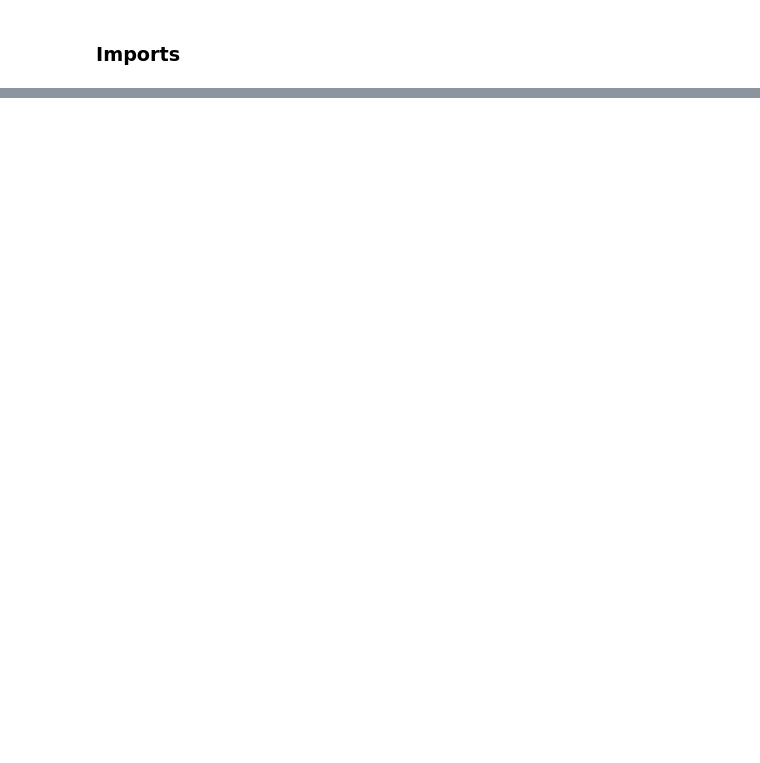
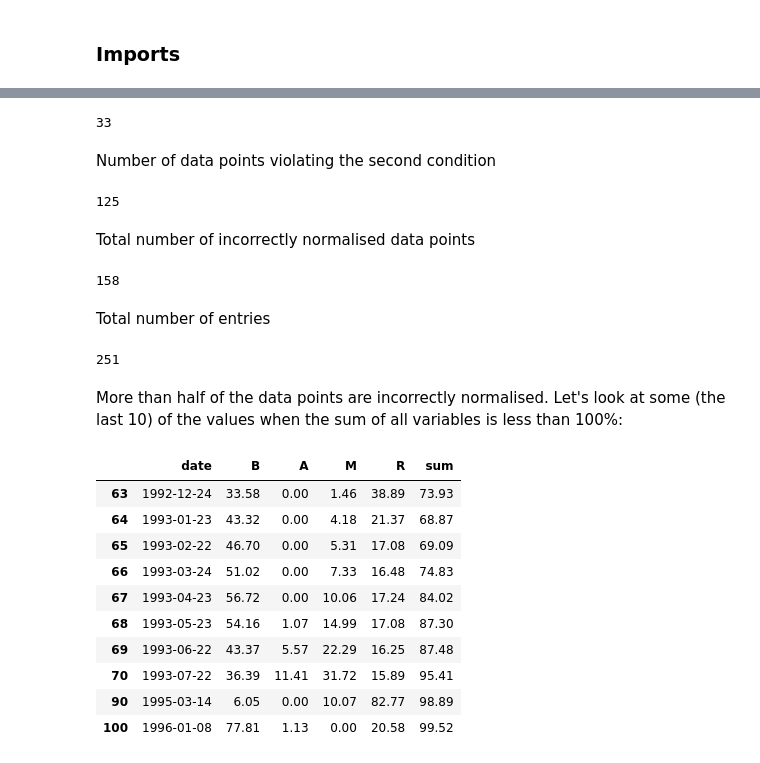
Before and after one commit to cparrarojas/sde-parameter-estimation, a Jupyter notebook: quasi-cycles.ipynb, the cells around one changed output, grey strips where cells are left out. Saved outputs shown, nothing was run; the diff lists cells and outputs as text; code cells hidden in the pictures; blank space fills up the shorter version.

```diff
--- a/quasi-cycles.ipynb
+++ b/quasi-cycles.ipynb
@@ -276,0 +193,9 @@ params_estim2
+# %%
+data_lack = data[data.B+data.A+data.M+data.R<100]
+data_lack['sum'] = data_lack[['B', 'A', 'M', 'R']].sum(axis=1)
+n_lack = data_lack.shape[0]
+n_lack
+# %% [output]
+33
+# %% [markdown]
+Number of data points violating the second condition
@@ -276,0 +206,34 @@ params_estim2
+# %%
+data_excess = data2[data2['sum']>100]
+n_excess = data_excess.shape[0]
+n_excess
+# %% [output]
+125
+# %% [markdown]
+Total number of incorrectly normalised data points
+# %%
+n_lack + n_excess
+# %% [output]
+158
+# %% [markdown]
+Total number of entries
+# %%
+data.shape[0]
+# %% [output]
+251
+# %% [markdown]
+More than half of the data points are incorrectly normalised. Let's look at some (the last 10) of the values when the sum of all variables is less than 100%:
+# %%
+data_lack.tail(10)
+# %% [output]
+|  | date | B | A | M | R | sum |
+| 63 | 1992-12-24 | 33.58 | 0.00 | 1.46 | 38.89 | 73.93 |
+| 64 | 1993-01-23 | 43.32 | 0.00 | 4.18 | 21.37 | 68.87 |
+| 65 | 1993-02-22 | 46.70 | 0.00 | 5.31 | 17.08 | 69.09 |
+| 66 | 1993-03-24 | 51.02 | 0.00 | 7.33 | 16.48 | 74.83 |
+| 67 | 1993-04-23 | 56.72 | 0.00 | 10.06 | 17.24 | 84.02 |
+| 68 | 1993-05-23 | 54.16 | 1.07 | 14.99 | 17.08 | 87.30 |
+| 69 | 1993-06-22 | 43.37 | 5.57 | 22.29 | 16.25 | 87.48 |
+| 70 | 1993-07-22 | 36.39 | 11.41 | 31.72 | 15.89 | 95.41 |
+| 90 | 1995-03-14 | 6.05 | 0.00 | 10.07 | 82.77 | 98.89 |
+| 100 | 1996-01-08 | 77.81 | 1.13 | 0.00 | 20.58 | 99.52 |
```
Also changed, not shown: parts of 55 cells of this notebook, 1 other file.
